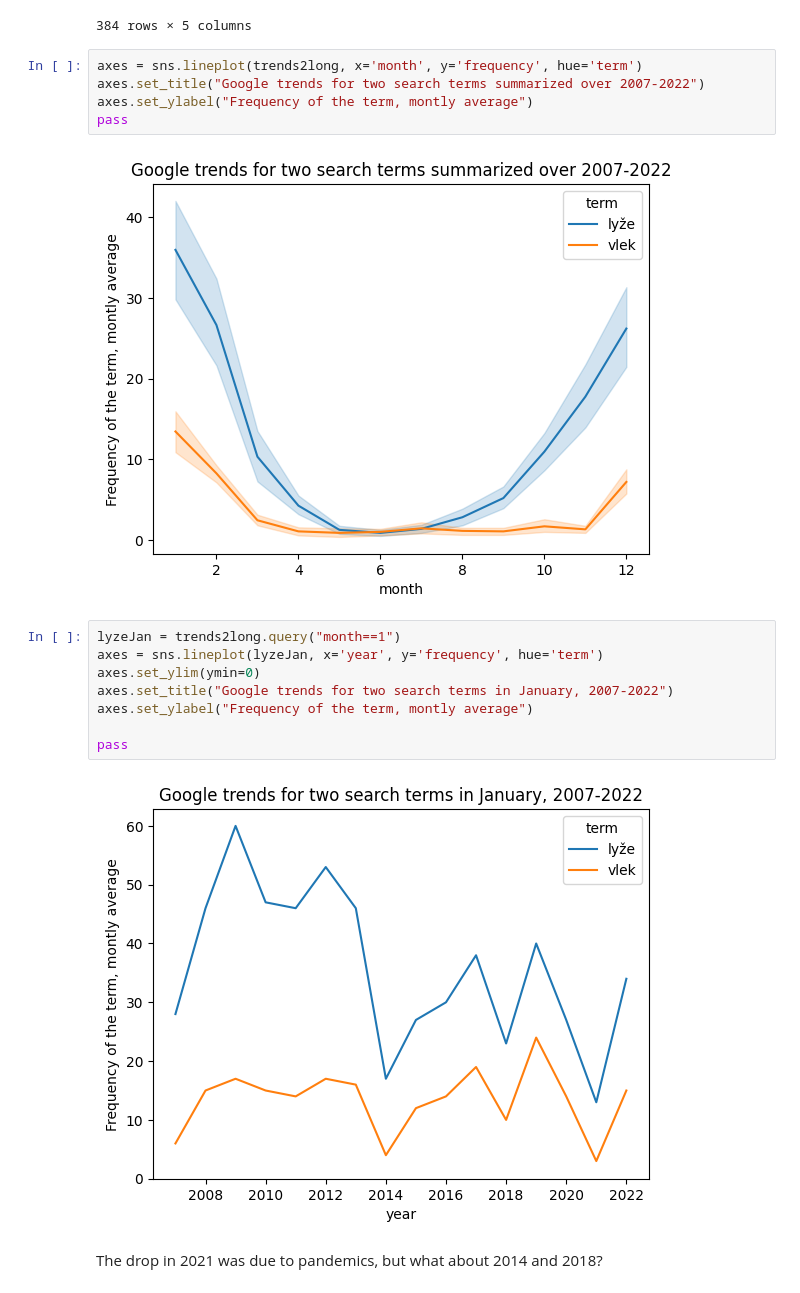
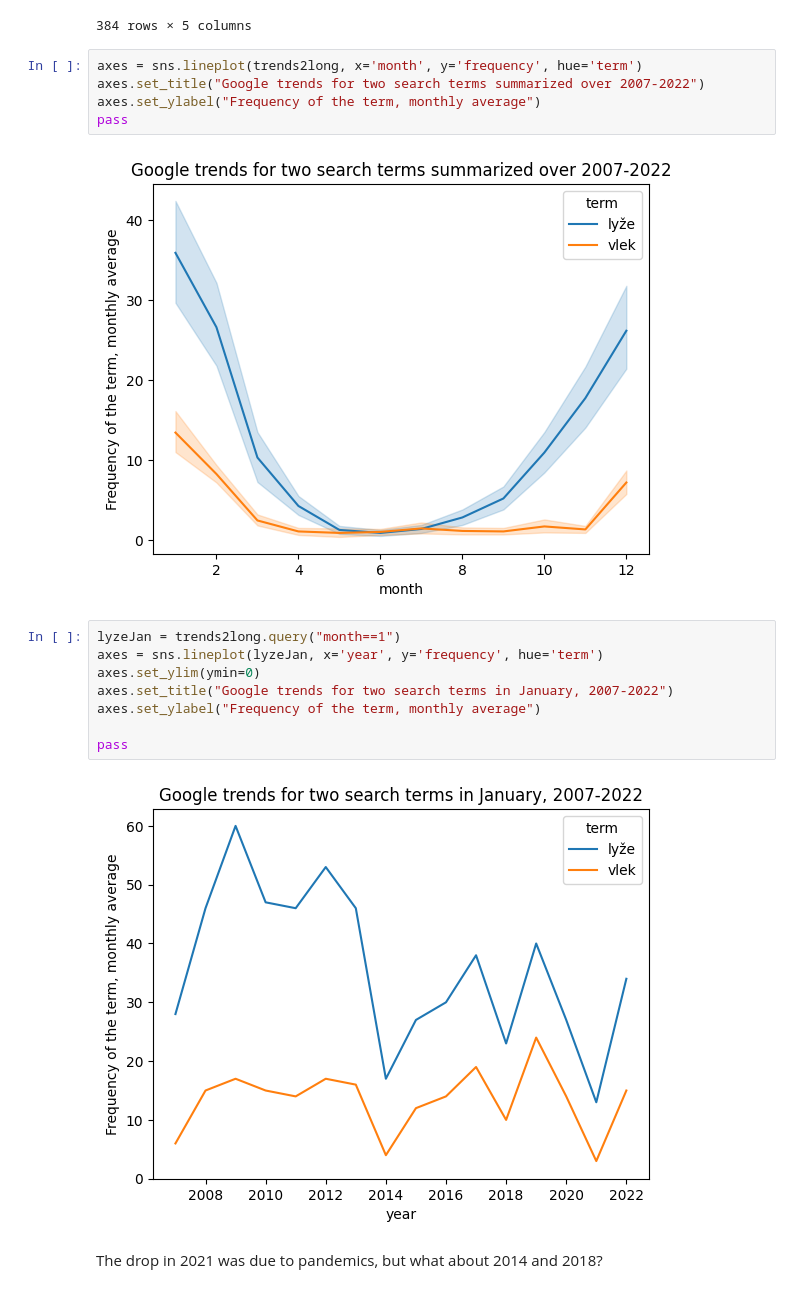
Before and after one commit to bbrejova/viz, a Jupyter notebook: notebooks/L06_Maps_etc.ipynb, the cells around one changed output. Cells and saved outputs as stored; diff of their text form.

```diff
--- a/notebooks/L06_Maps_etc.ipynb
+++ b/notebooks/L06_Maps_etc.ipynb
@@ -921,20 +922,20 @@ display(trends2long)
 # %%
 axes = sns.lineplot(trends2long, x='month', y='frequency', hue='term')
 axes.set_title("Google trends for two search terms summarized over 2007-2022")
-axes.set_ylabel("Frequency of the term, montly average")
+axes.set_ylabel("Frequency of the term, monthly average")
 pass
 # %% [output]
-[figure, old version]
+[figure, new version]
 # %%
 lyzeJan = trends2long.query("month==1")
 axes = sns.lineplot(lyzeJan, x='year', y='frequency', hue='term')
 axes.set_ylim(ymin=0)
 axes.set_title("Google trends for two search terms in January, 2007-2022")
-axes.set_ylabel("Frequency of the term, montly average")
+axes.set_ylabel("Frequency of the term, monthly average")
 
 pass
 # %% [output]
-[figure, old version]
+[figure, new version]
 # %% [markdown]
 The drop in 2021 was due to pandemics, but what about 2014 and 2018?
 # %% [markdown]
```
Also changed, not shown: parts of 27 cells of this notebook, 1 other file.
